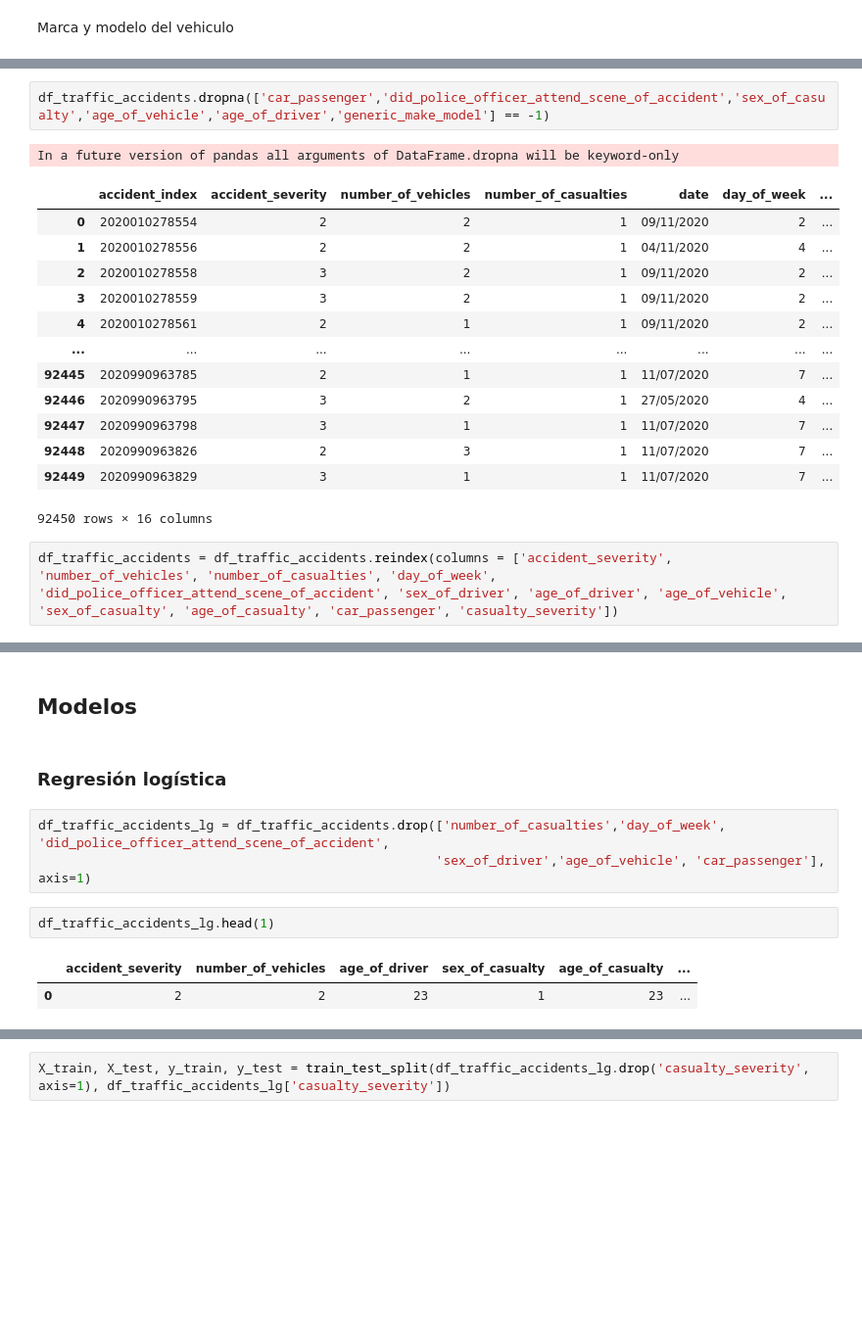
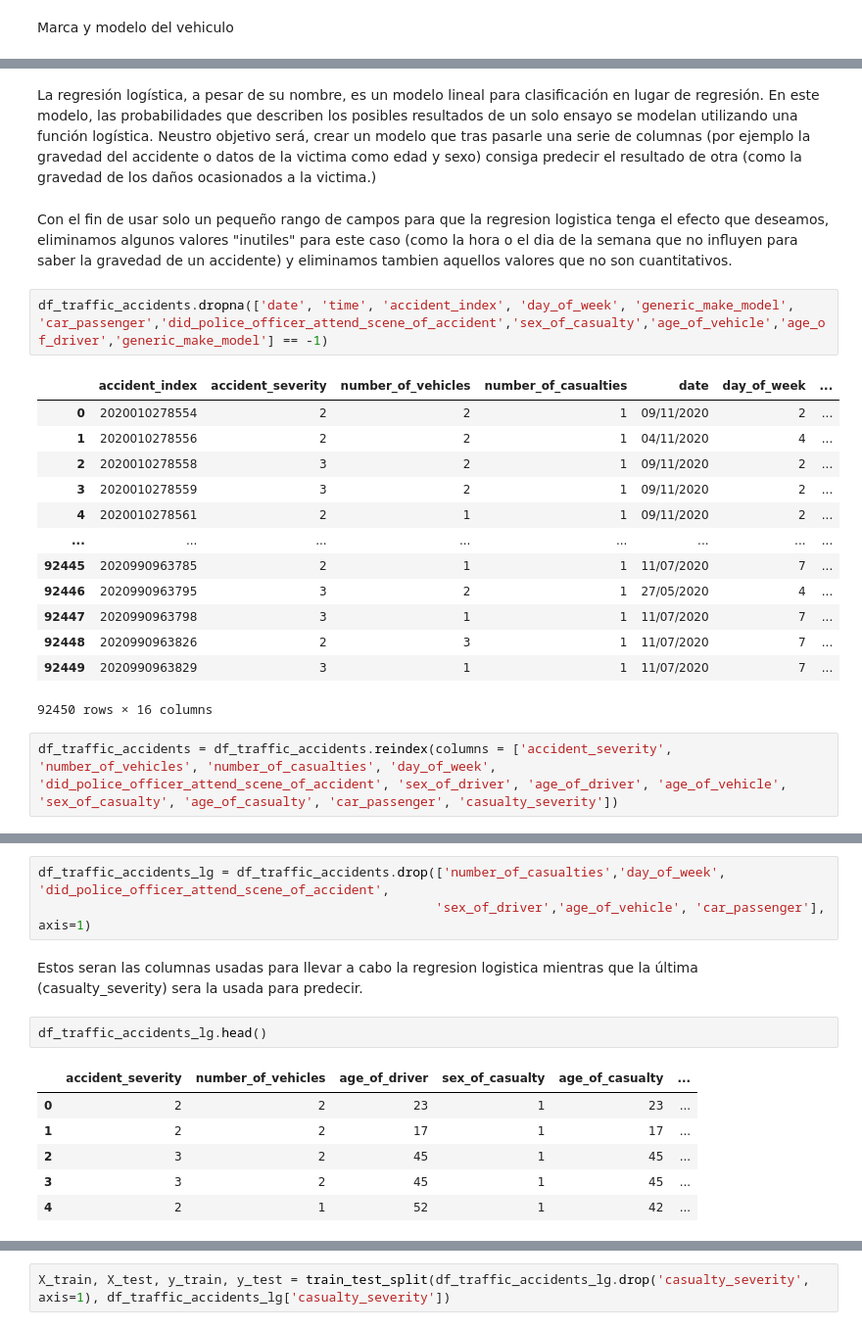
Before and after one commit to pablopascu99/practica2IA, a Jupyter notebook: Traffic_Accidents_Prediction.ipynb, the cells around one changed output, grey strips where cells are left out. Shown at 98% size. Saved outputs shown, nothing was run; the diff lists cells and outputs as text; blank space fills up the shorter version.

```diff
--- a/Traffic_Accidents_Prediction.ipynb
+++ b/Traffic_Accidents_Prediction.ipynb
@@ -525,20 +536,23 @@ Name: generic_make_model, Length: 691, dtype: int64
+# %% [markdown]
+La regresión logística, a pesar de su nombre, es un modelo lineal para clasificación en lugar de regresión. En este modelo, las probabilidades que describen los posibles resultados de un solo ensayo se modelan utilizando una función logística. Neustro objetivo será, crear un modelo que tras pasarle una serie de columnas (por ejemplo la gravedad del accidente o datos de la victima como edad y sexo) consiga predecir el resultado de otra (como la gravedad de los daños ocasionados a la victima.)
+# %% [markdown]
+Con el fin de usar solo un pequeño rango de campos para que la regresion logistica tenga el efecto que deseamos, eliminamos algunos valores "inutiles" para este caso (como la hora o el dia de la semana que no influyen para saber la gravedad de un accidente) y eliminamos tambien aquellos valores que no son cuantitativos.
 # %%
-df_traffic_accidents.dropna(['car_passenger','did_police_officer_attend_scene_of_accident','sex_of_casualty','age_of_vehicle','age_of_driver','generic_make_model'] == -1)
+df_traffic_accidents.dropna(['date', 'time', 'accident_index', 'day_of_week', 'generic_make_model', 'car_passenger','did_police_officer_attend_scene_of_accident','sex_of_casualty','age_of_vehicle','age_of_driver','generic_make_model'] == -1)
 # %% [output]
+|  | accident_index | accident_severity | number_of_vehicles | number_of_casualties | date | day_of_week | ... |
+| 0 | 2020010278554 | 2 | 2 | 1 | 09/11/2020 | 2 | ... |
+| 1 | 2020010278556 | 2 | 2 | 1 | 04/11/2020 | 4 | ... |
+| 2 | 2020010278558 | 3 | 2 | 1 | 09/11/2020 | 2 | ... |
+| 3 | 2020010278559 | 3 | 2 | 1 | 09/11/2020 | 2 | ... |
+| 4 | 2020010278561 | 2 | 1 | 1 | 09/11/2020 | 2 | ... |
+| ... | ... | ... | ... | ... | ... | ... | ... |
+| 92445 | 2020990963785 | 2 | 1 | 1 | 11/07/2020 | 7 | ... |
+| 92446 | 2020990963795 | 3 | 2 | 1 | 27/05/2020 | 4 | ... |
+| 92447 | 2020990963798 | 3 | 1 | 1 | 11/07/2020 | 7 | ... |
+| 92448 | 2020990963826 | 2 | 3 | 1 | 11/07/2020 | 7 | ... |
+| 92449 | 2020990963829 | 3 | 1 | 1 | 11/07/2020 | 7 | ... |
-In a future version of pandas all arguments of DataFrame.dropna will be keyword-only
+92450 rows × 16 columns
-|  | accident_index | accident_severity | number_of_vehicles | number_of_casualties | date | day_of_week | ... |
-| 0 | 2020010278554 | 2 | 2 | 1 | 09/11/2020 | 2 | ... |
-| 1 | 2020010278556 | 2 | 2 | 1 | 04/11/2020 | 4 | ... |
-| 2 | 2020010278558 | 3 | 2 | 1 | 09/11/2020 | 2 | ... |
-| 3 | 2020010278559 | 3 | 2 | 1 | 09/11/2020 | 2 | ... |
-| 4 | 2020010278561 | 2 | 1 | 1 | 09/11/2020 | 2 | ... |
-| ... | ... | ... | ... | ... | ... | ... | ... |
-| 92445 | 2020990963785 | 2 | 1 | 1 | 11/07/2020 | 7 | ... |
-| 92446 | 2020990963795 | 3 | 2 | 1 | 27/05/2020 | 4 | ... |
-| 92447 | 2020990963798 | 3 | 1 | 1 | 11/07/2020 | 7 | ... |
-| 92448 | 2020990963826 | 2 | 3 | 1 | 11/07/2020 | 7 | ... |
-| 92449 | 2020990963829 | 3 | 1 | 1 | 11/07/2020 | 7 | ... |
-92450 rows × 16 columns
 # %%
 df_traffic_accidents = df_traffic_accidents.reindex(columns = ['accident_severity', 'number_of_vehicles', 'number_of_casualties', 'day_of_week', 'did_police_officer_attend_scene_of_accident', 'sex_of_driver', 'age_of_driver', 'age_of_vehicle', 'sex_of_casualty', 'age_of_casualty', 'car_passenger', 'casualty_severity'])
 # %%
@@ -550,15 +564,17 @@ df_traffic_accidents.head()
 | 2 | 3 | 2 | 1 | 2 | 1 | ... |
 | 3 | 3 | 2 | 1 | 2 | 1 | ... |
 | 4 | 2 | 1 | 1 | 2 | 1 | ... |
-# %% [markdown]
-## Modelos
-# %% [markdown]
-### Regresión logística
 # %%
 df_traffic_accidents_lg = df_traffic_accidents.drop(['number_of_casualties','day_of_week', 'did_police_officer_attend_scene_of_accident',
                                                     'sex_of_driver','age_of_vehicle', 'car_passenger'], axis=1)
+# %% [markdown]
+Estos seran las columnas usadas para llevar a cabo la regresion logistica mientras que la última (casualty_severity) sera la usada para predecir.
 # %%
-df_traffic_accidents_lg.head(1)
+df_traffic_accidents_lg.head()
 # %% [output]
 |  | accident_severity | number_of_vehicles | age_of_driver | sex_of_casualty | age_of_casualty | ... |
 | 0 | 2 | 2 | 23 | 1 | 23 | ... |
+| 1 | 2 | 2 | 17 | 1 | 17 | ... |
+| 2 | 3 | 2 | 45 | 1 | 45 | ... |
+| 3 | 3 | 2 | 45 | 1 | 45 | ... |
+| 4 | 2 | 1 | 52 | 1 | 42 | ... |
```
Also changed, not shown: parts of 24 cells of this notebook.
